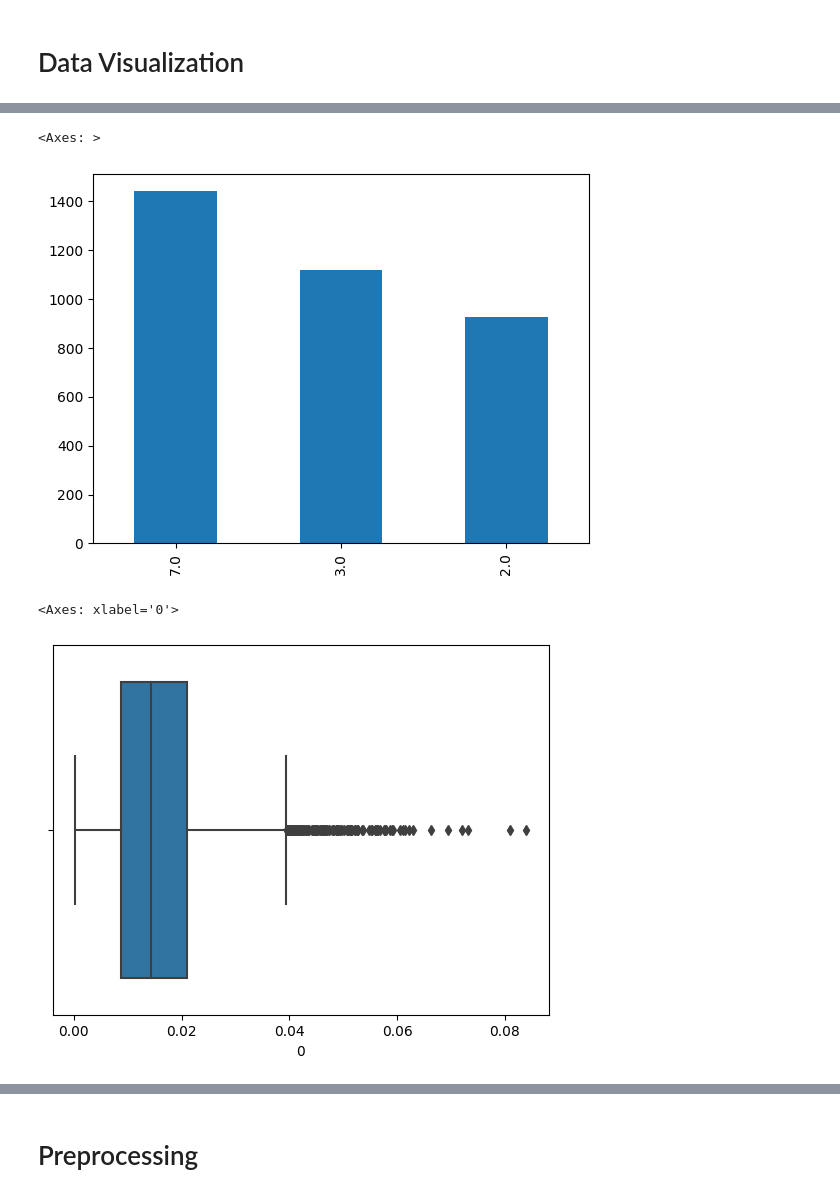
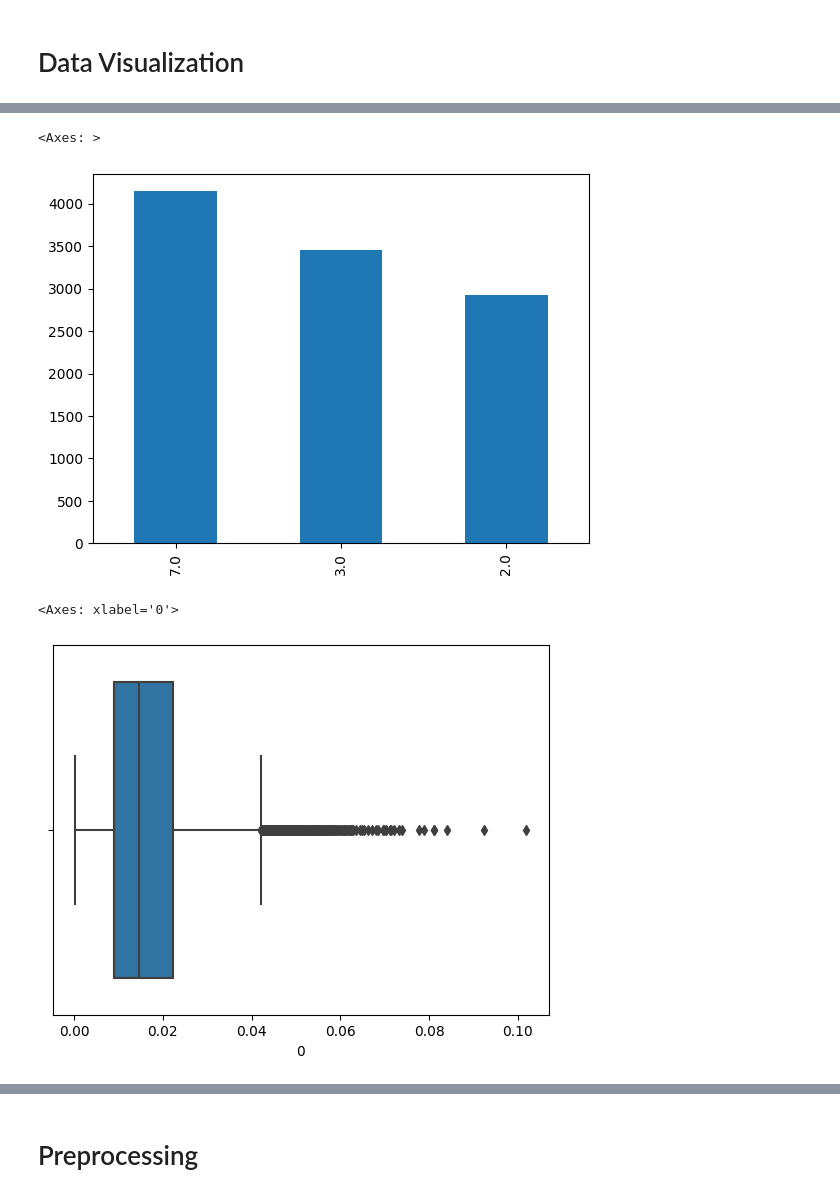
Before and after one commit to nsandlin1/EEG_Mining, a Jupyter notebook: EEG_Mining_Colab.ipynb, the cells around one changed output, grey strips where cells are left out. Cells and saved outputs as stored; diff of their text form; code cells hidden in the pictures.

```diff
--- a/EEG_Mining_Colab.ipynb
+++ b/EEG_Mining_Colab.ipynb
@@ -46,13 +78,13 @@ train_subject1 = pd.concat([train_subject1_psd01, train_subject1_psd02, train_su
 # %%
 # view occurance of different actions
 # actions are specified by column 97
-train_subject1_psd01[96].value_counts().plot(kind='bar')
+train_subject1[96].value_counts().plot(kind='bar')
 # %% [output]
 <Axes: >
-[figure, old version]
+[figure, new version]
 # %%
 import seaborn as sns
-sns.boxplot(data=train_subject1_psd01, x=0)
+sns.boxplot(data=train_subject1, x=0)
 # %% [output]
 <Axes: xlabel='0'>
-[figure, old version]
+[figure, new version]
```
Also changed, not shown: parts of 9 cells of this notebook.
